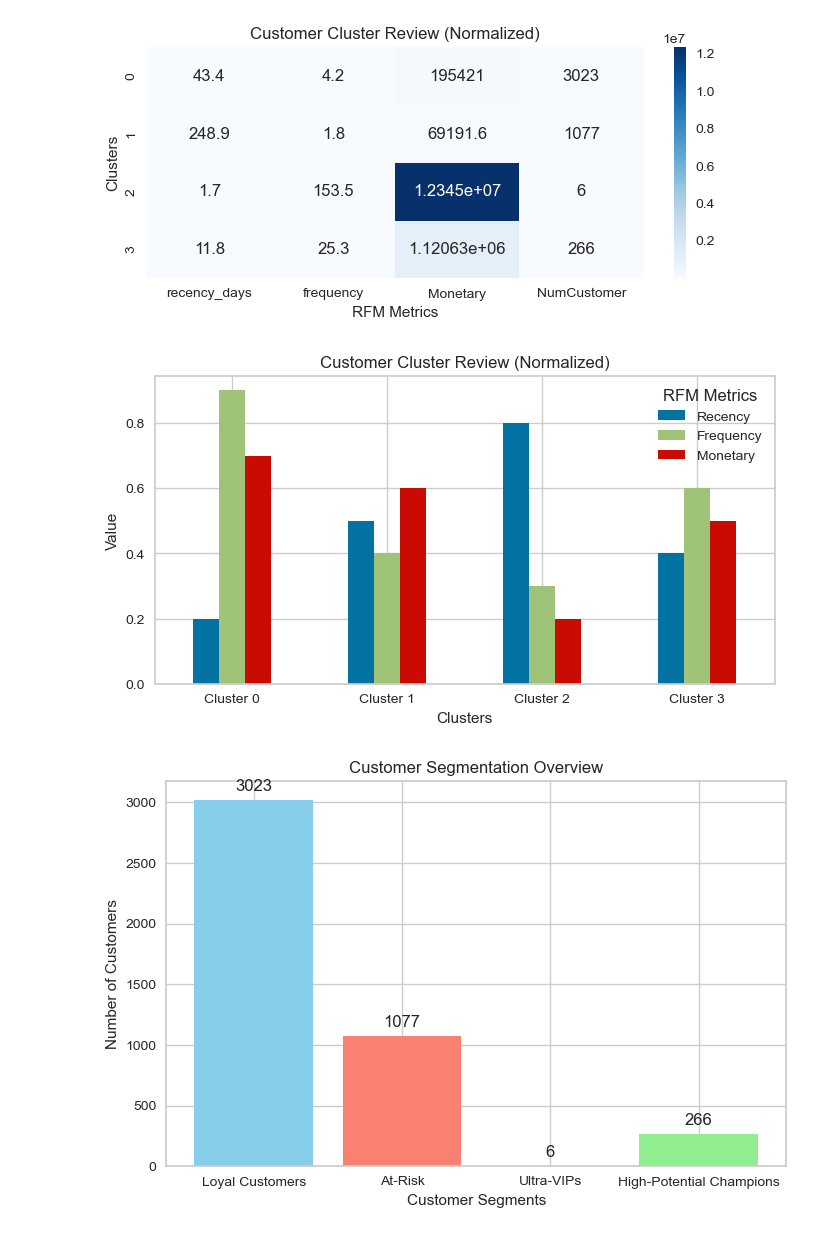
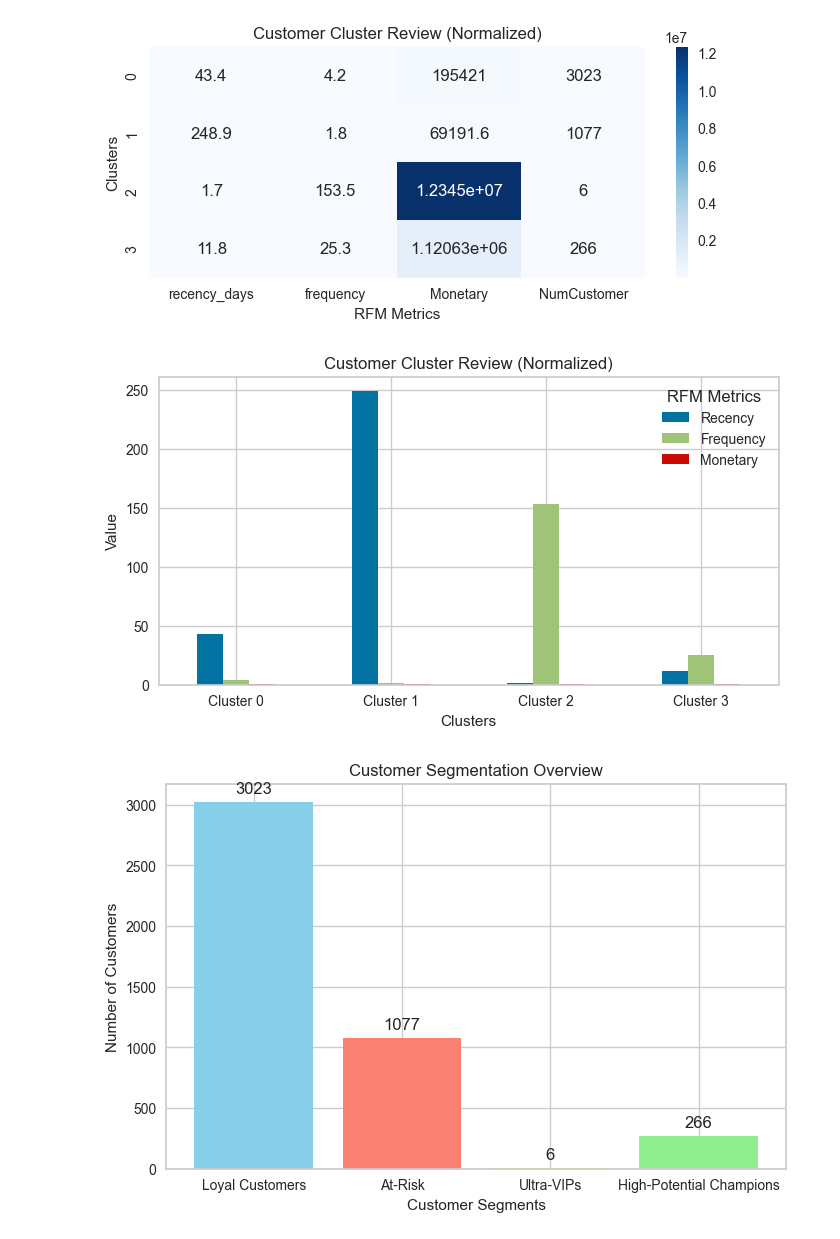
Before and after one commit to owolat4real/Customer_Retention, a Jupyter notebook: Customer_Retention.ipynb, the cells around one changed output. Cells and saved outputs as stored; diff of their text form; code cells hidden in the pictures.

```diff
--- a/Customer_Retention.ipynb
+++ b/Customer_Retention.ipynb
@@ -682,30 +699,26 @@ plt.show()
 # %% [output]
 [figure]
 # %%
-import matplotlib.pyplot as plt
-import pandas as pd
 
-import matplotlib.pyplot as plt
-import pandas as pd
 
 # Correct sample cluster profile
 cluster_profile = pd.DataFrame({
-    'Recency': [0.2, 0.5, 0.8, 0.4],
-    'Frequency': [0.9, 0.4, 0.3, 0.6],
+    'Recency': [43.4, 248.9, 1.7, 11.8],
+    'Frequency': [4.2, 1.8, 153.5, 25.3],
     'Monetary': [0.7, 0.6, 0.2, 0.5],
     'Cluster_Size': [3023, 1077, 6, 266]  # Number of customers per cluster
 }, index=['Cluster 0','Cluster 1', 'Cluster 2', 'Cluster 3'])
 
 # Plot only RFM metrics
 cluster_profile[['Recency','Frequency','Monetary']].plot(kind='bar', figsize=(8,4))
 plt.title("Customer Cluster Review (Normalized)")
 plt.ylabel("Value")
 plt.xlabel("Clusters")
 plt.xticks(rotation=0)
 plt.legend(title="RFM Metrics")
 plt.show()
 # %% [output]
-[figure, old version]
+[figure, new version]
 # %%
 import matplotlib.pyplot as plt
 
```
Also changed, not shown: parts of 26 cells of this notebook.
